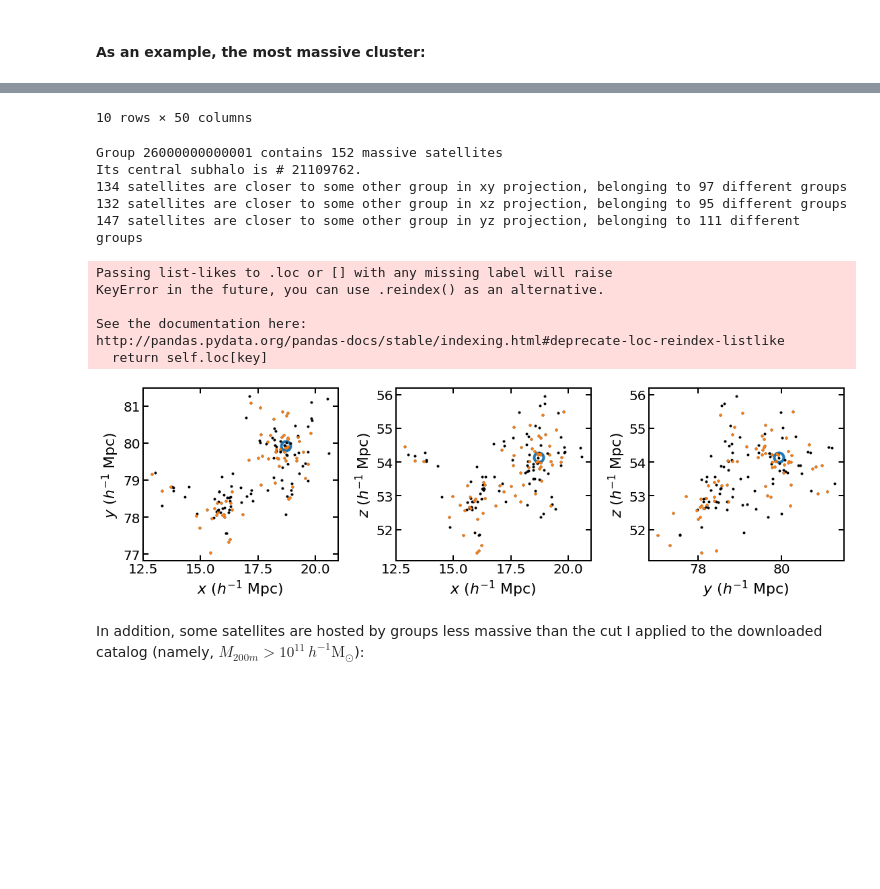
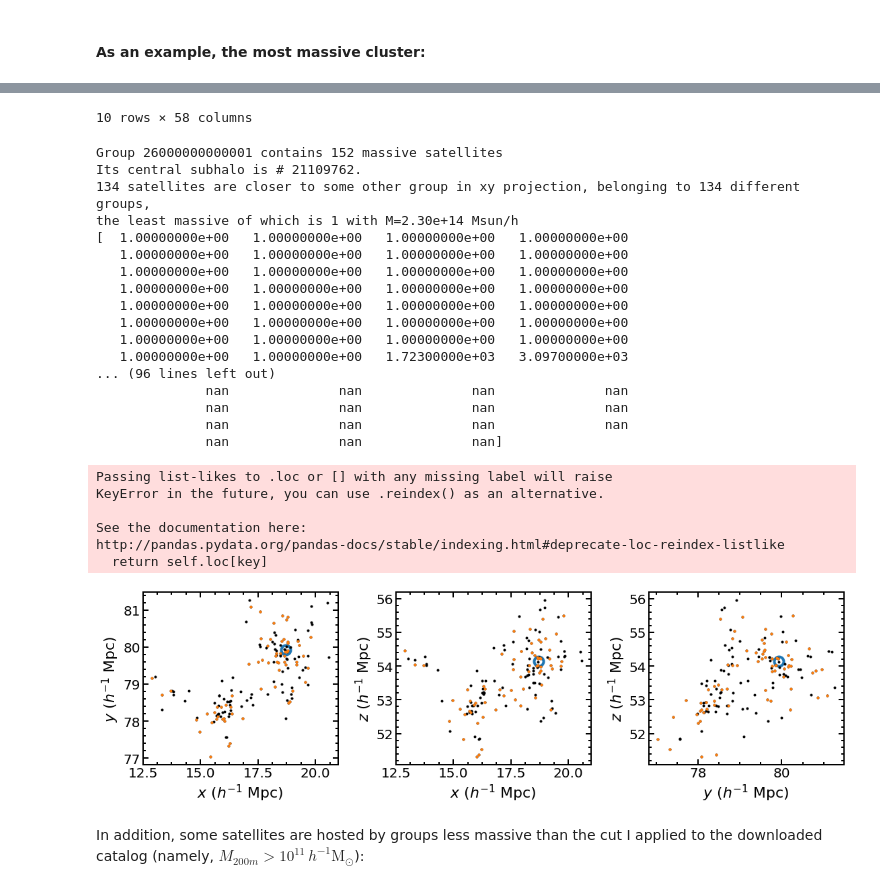
Before and after one commit to cristobal-sifon/eagle-satellites, a Jupyter notebook: notebooks/explore.ipynb, the cells around one changed output, grey strips where cells are left out. Cells and saved outputs as stored; diff of their text form; code cells hidden in the pictures; blank space fills up the shorter version.

Commit message:
there seems to be a problem finding the nearest halo (or its ID)

```diff
--- a/notebooks/explore.ipynb
+++ b/notebooks/explore.ipynb
@@ -174,0 +132,21 @@ cent_nearest:
+# %%
+satgr = dist_to_host(sat, group)
+
+centgr = pd.merge(cent, group, on='GroupID', suffixes=('_cent', '_host'), how='left')
+display(centgr[:10])
+cent_massive = (centgr['M200m'] > 2e13)
+print('{0} centrals of massive groups'.format(cent_massive.sum()))
+
+cent_nearest = find_nearest(cent, group)
+print('cent_nearest:')
+display(cent_nearest[:10])
+
+# 3d and 2d distances to nearest group
+for xy in [[''], ['x','y'], ['x','z'], ['y','z']]:
+    satgr = find_nearest(sat, group, satgr, xy)
+    print('{0}/{1} galaxies are closer to a group that is not their host'.format(
+            (satgr['{0}Nearest_dist'.format(''.join(xy))] < satgr['{0}dist_host'.format(''.join(xy))]).sum(),
+            satgr['GalaxyID'].size))
+
+print(np.sort(satgr.columns))
+display(satgr[:10])
@@ -192,47 +223,65 @@ print('Its central subhalo is # {0}.'.format(example_cent))
 projections = ('xy', 'xz', 'yz')
 for ax, proj in zip(axes, projections):
     ax.plot(group[proj[0]][jgr], group[proj[1]][jgr], 'C0o', mfc='none', mew=4, ms=14)
-    nearcol = '{0}Nearest_ID'.format(proj)
+    #nearcol = '{0}Nearest_ID'.format(proj)
+    nearcol = '{0}Nearest_dist'.format(proj)
+    hostcol = '{0}dist_host'.format(proj)
     ax.plot(sat[proj[0]][j], sat[proj[1]][j], 'k.')
     # satellites which are closer in projection to some other group
     ambiguous = np.array([i for i, nearest, host
-                          in zip(count(), satgr[nearcol][j], satgr['GroupID'][j])
-                          if nearest != host])
+                          in zip(count(), satgr[nearcol][j], satgr[hostcol][j])
+                          if (not np.isnan(host) and nearest < host)])
     print('{0} satellites are closer to some other group in {1} projection,'
-          ' belonging to {2} different groups'.format(
+          ' belonging to {2} different groups,'.format(
                 ambiguous.size, proj, np.unique(satgr[nearcol][j][ambiguous]).size))
+    print('the least massive of which is {0} with M={1:.2e} Msun/h'.format(
+            np.argmin(satgr['M200m'][j][ambiguous]), satgr['M200m'][j][ambiguous].min()))
+    print(np.sort(satgr['Nearest_idx'][j][ambiguous]))
+    #print(np.unique(satgr['x_host'][j][ambiguous]))
     ax.plot(sat[proj[0]][j][ambiguous], sat[proj[1]][j][ambiguous], 'C1.')
     # other FoF groups in the vicinity
     close = (np.sum(group))
     ax.set_xlabel('${0}$ ($h^{{-1}}$ Mpc)'.format(proj[0]))
     ax.set_ylabel('${0}$ ($h^{{-1}}$ Mpc)'.format(proj[1]))
 
-fig.tight_layout()
+fig.tight_layout();
 # %% [output]
 |  | GalaxyID | GroupID | xm | ym | zm | x_sat | y_sat | z_sat | rhalf_DM | rhalf_gas | ... | ... |
 | 1 | 13633 | 26000000000001 | 18.766990 | 79.880360 | 54.251564 | 18.766426 | 79.879480 | 54.251694 | 11.086453 | 0.000000 | ... | ... |
 | 5 | 24479 | 26000000000001 | 17.905313 | 80.044450 | 53.676780 | 17.904818 | 80.044100 | 53.676167 | 16.616331 | 0.000000 | ... | ... |
 | 6 | 26265 | 26000000000001 | 18.668016 | 79.865140 | 54.033566 | 18.667889 | 79.865000 | 54.033524 | 5.794720 | 0.000000 | ... | ... |
 | 8 | 28852 | 26000000000001 | 18.529860 | 80.159240 | 54.326656 | 18.529095 | 80.159780 | 54.326714 | 10.728441 | 0.000000 | ... | ... |
 | 10 | 30904 | 26000000000001 | 19.267372 | 79.736115 | 52.965157 | 19.265656 | 79.736374 | 52.965670 | 22.768785 | 0.000000 | ... | ... |
 | 11 | 32368 | 26000000000001 | 19.243954 | 80.203070 | 52.711636 | 19.242620 | 80.202380 | 52.712185 | 23.673235 | 1.363582 | ... | ... |
 | 12 | 33117 | 26000000000001 | 18.568920 | 80.856680 | 53.063164 | 18.568417 | 80.857570 | 53.063190 | 19.184624 | 3.636787 | ... | ... |
 | 14 | 34158 | 26000000000001 | 18.792221 | 80.151665 | 53.991226 | 18.792078 | 80.151760 | 53.991146 | 7.140998 | 0.000000 | ... | ... |
 | 15 | 35659 | 26000000000001 | 17.671537 | 79.658640 | 53.000507 | 17.671133 | 79.658290 | 53.000504 | 13.149221 | 0.000000 | ... | ... |
 | 16 | 36470 | 26000000000001 | 17.013485 | 78.562410 | 53.310310 | 17.013592 | 78.563190 | 53.310898 | 21.430124 | 0.000000 | ... | ... |
-10 rows × 50 columns
+10 rows × 58 columns
 Group 26000000000001 contains 152 massive satellites
 Its central subhalo is # 21109762.
-134 satellites are closer to some other group in xy projection, belonging to 97 different groups
-132 satellites are closer to some other group in xz projection, belonging to 95 different groups
-147 satellites are closer to some other group in yz projection, belonging to 111 different groups
+134 satellites are closer to some other group in xy projection, belonging to 134 different groups,
+the least massive of which is 1 with M=2.30e+14 Msun/h
+[  1.00000000e+00   1.00000000e+00   1.00000000e+00   1.00000000e+00
+   1.00000000e+00   1.00000000e+00   1.00000000e+00   1.00000000e+00
+   1.00000000e+00   1.00000000e+00   1.00000000e+00   1.00000000e+00
+   1.00000000e+00   1.00000000e+00   1.00000000e+00   1.00000000e+00
+   1.00000000e+00   1.00000000e+00   1.00000000e+00   1.00000000e+00
+   1.00000000e+00   1.00000000e+00   1.00000000e+00   1.00000000e+00
+   1.00000000e+00   1.00000000e+00   1.00000000e+00   1.00000000e+00
+   1.00000000e+00   1.00000000e+00   1.72300000e+03   3.09700000e+03
+... (96 lines left out)
+              nan              nan              nan              nan
+              nan              nan              nan              nan
+              nan              nan              nan              nan
+              nan              nan              nan]
 Passing list-likes to .loc or [] with any missing label will raise
 KeyError in the future, you can use .reindex() as an alternative.
 
 See the documentation here:
 http://pandas.pydata.org/pandas-docs/stable/indexing.html#deprecate-loc-reindex-listlike
   return self.loc[key]
-[figure, old version]
+[figure, new version]
 # %% [markdown]
 In addition, some satellites are hosted by groups less massive than the cut I applied to the downloaded catalog
 (namely, $M_{200m}>10^{11}\,h^{-1}\mathrm{M}_\odot$):
```
Also changed, not shown: parts of 17 cells of this notebook, 6 other files.
